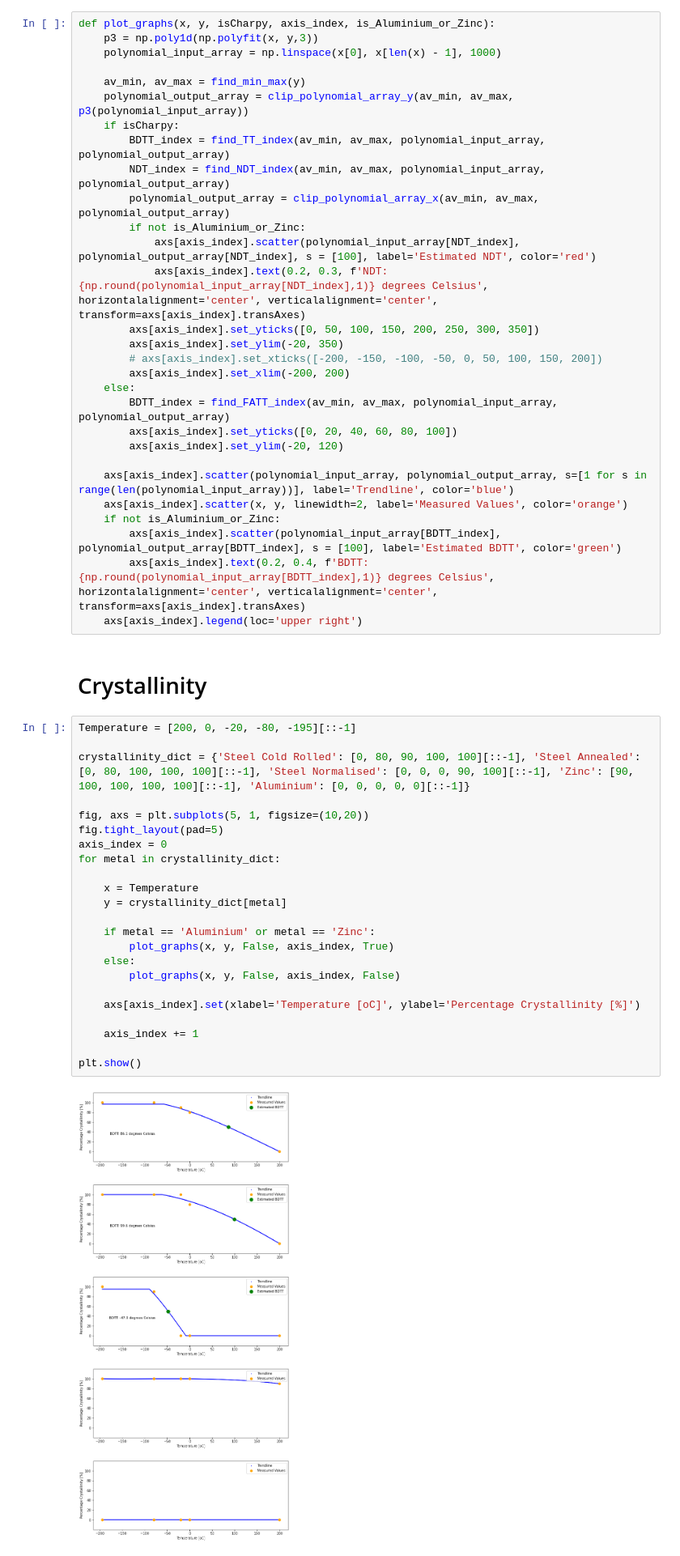
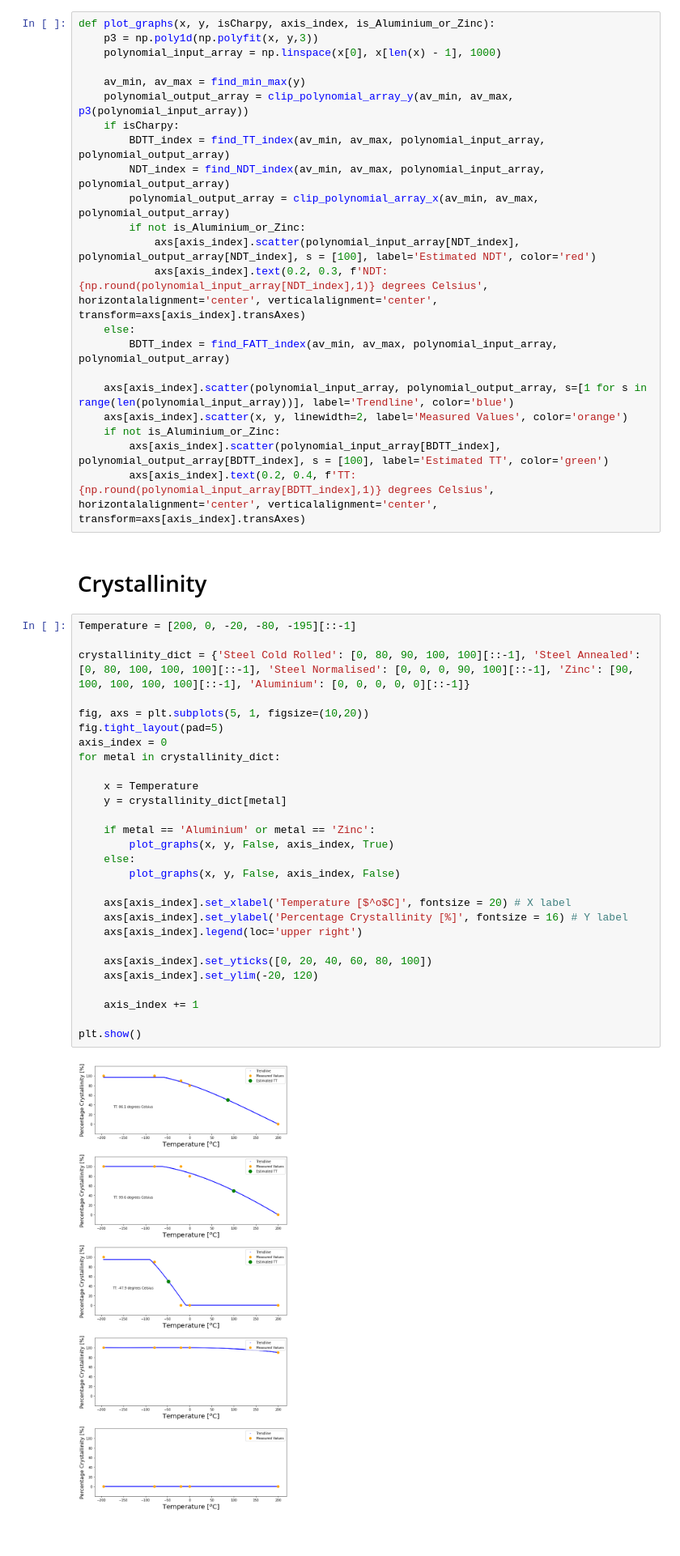
Before and after one commit to charlieblindsay/materials-laboratory, a Jupyter notebook: main.ipynb, the cells around one changed output. Shown at 81% size. Saved outputs shown, nothing was run; the diff lists cells and outputs as text.

```diff
--- a/main.ipynb
+++ b/main.ipynb
@@ -84,48 +85,46 @@ def plot_graphs(x, y, isCharpy, axis_index, is_Aluminium_or_Zinc):
         if not is_Aluminium_or_Zinc:
             axs[axis_index].scatter(polynomial_input_array[NDT_index], polynomial_output_array[NDT_index], s = [100], label='Estimated NDT', color='red')
             axs[axis_index].text(0.2, 0.3, f'NDT: {np.round(polynomial_input_array[NDT_index],1)} degrees Celsius', horizontalalignment='center', verticalalignment='center', transform=axs[axis_index].transAxes)
-        axs[axis_index].set_yticks([0, 50, 100, 150, 200, 250, 300, 350])
-        axs[axis_index].set_ylim(-20, 350)
-        # axs[axis_index].set_xticks([-200, -150, -100, -50, 0, 50, 100, 150, 200])
-        axs[axis_index].set_xlim(-200, 200)
     else:
         BDTT_index = find_FATT_index(av_min, av_max, polynomial_input_array, polynomial_output_array)
-        axs[axis_index].set_yticks([0, 20, 40, 60, 80, 100])
-        axs[axis_index].set_ylim(-20, 120)
 
     axs[axis_index].scatter(polynomial_input_array, polynomial_output_array, s=[1 for s in range(len(polynomial_input_array))], label='Trendline', color='blue')
     axs[axis_index].scatter(x, y, linewidth=2, label='Measured Values', color='orange')
     if not is_Aluminium_or_Zinc:
-        axs[axis_index].scatter(polynomial_input_array[BDTT_index], polynomial_output_array[BDTT_index], s = [100], label='Estimated BDTT', color='green')
-        axs[axis_index].text(0.2, 0.4, f'BDTT: {np.round(polynomial_input_array[BDTT_index],1)} degrees Celsius', horizontalalignment='center', verticalalignment='center', transform=axs[axis_index].transAxes)
-    axs[axis_index].legend(loc='upper right')
+        axs[axis_index].scatter(polynomial_input_array[BDTT_index], polynomial_output_array[BDTT_index], s = [100], label='Estimated TT', color='green')
+        axs[axis_index].text(0.2, 0.4, f'TT: {np.round(polynomial_input_array[BDTT_index],1)} degrees Celsius', horizontalalignment='center', verticalalignment='center', transform=axs[axis_index].transAxes)
 # %% [markdown]
 # Crystallinity
 # %%
 Temperature = [200, 0, -20, -80, -195][::-1]
 
 crystallinity_dict = {'Steel Cold Rolled': [0, 80, 90, 100, 100][::-1], 'Steel Annealed': [0, 80, 100, 100, 100][::-1], 'Steel Normalised': [0, 0, 0, 90, 100][::-1], 'Zinc': [90, 100, 100, 100, 100][::-1], 'Aluminium': [0, 0, 0, 0, 0][::-1]}
 
 fig, axs = plt.subplots(5, 1, figsize=(10,20))
 fig.tight_layout(pad=5)
 axis_index = 0
 for metal in crystallinity_dict:
 
     x = Temperature
     y = crystallinity_dict[metal]
 
     if metal == 'Aluminium' or metal == 'Zinc':
         plot_graphs(x, y, False, axis_index, True)
     else:
         plot_graphs(x, y, False, axis_index, False)
 
-    axs[axis_index].set(xlabel='Temperature [oC]', ylabel='Percentage Crystallinity [%]')
+    axs[axis_index].set_xlabel('Temperature [$^o$C]', fontsize = 20) # X label
+    axs[axis_index].set_ylabel('Percentage Crystallinity [%]', fontsize = 16) # Y label
+    axs[axis_index].legend(loc='upper right')
+
+    axs[axis_index].set_yticks([0, 20, 40, 60, 80, 100])
+    axs[axis_index].set_ylim(-20, 120)
 
     axis_index += 1
 
 plt.show()
 # %% [output]
-[figure, old version]
+[figure, new version]
 # %% [markdown]
 # Energy
 # %%
```
Also changed, not shown: parts of 5 cells of this notebook.
